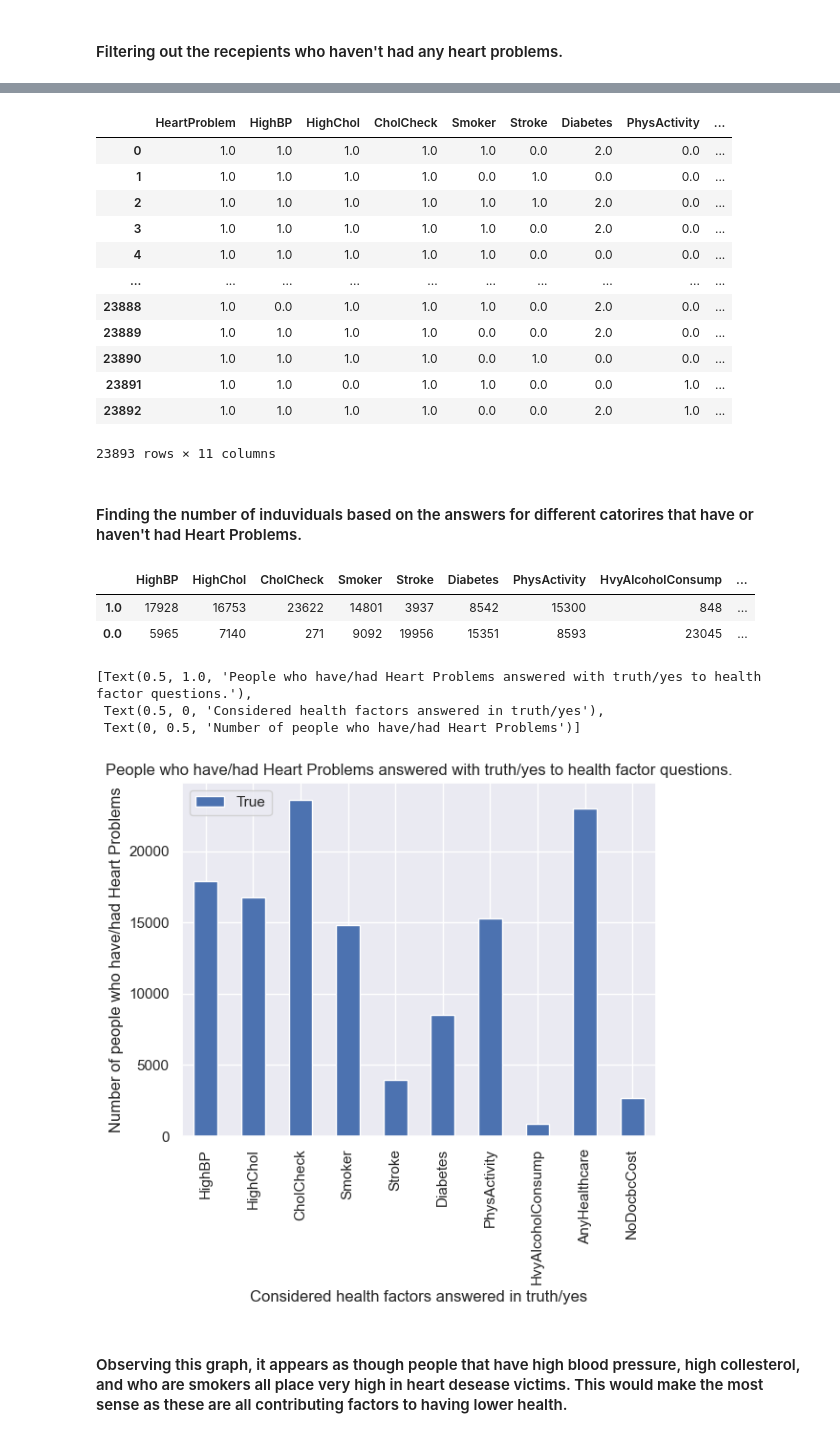
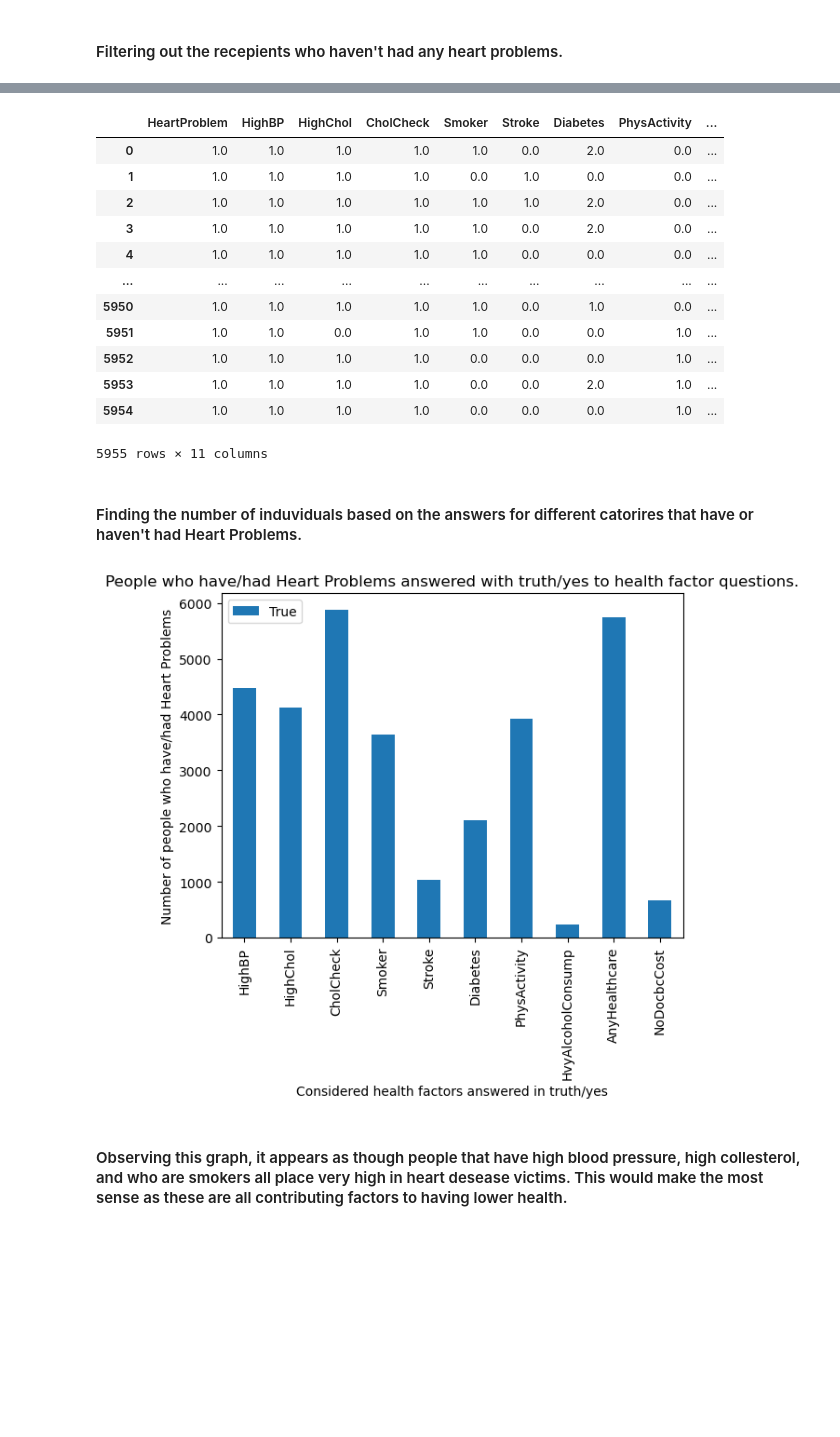
Before and after one commit to ubco-W2022T1-cosc301/project-group50, a Jupyter notebook: notebooks/analysis1.ipynb, the cells around one changed output, grey strips where cells are left out. Cells and saved outputs as stored; diff of their text form; code cells hidden in the pictures; blank space fills up the shorter version.

```diff
--- a/notebooks/analysis1.ipynb
+++ b/notebooks/analysis1.ipynb
@@ -137,7 +138,7 @@ dtype: int64
 # %% [markdown]
 ### **Task 3: Method Chaining**
 # %%
-dfcleaned = p1.processData('../heart_disease.csv')
+dfcleaned = p1.processData('../HeartDisease.csv')
 dfcleaned.rename(columns = {'HeartDiseaseorAttack' : 'HeartProblem'}, inplace = True)
 dfcleaned
 # %% [output]
@@ -186,12 +188,12 @@ dfcleaned2.reset_index(drop=True)
 | 3 | 1.0 | 1.0 | 1.0 | 1.0 | 1.0 | 0.0 | 2.0 | 0.0 | ... |
 | 4 | 1.0 | 1.0 | 1.0 | 1.0 | 1.0 | 0.0 | 0.0 | 0.0 | ... |
 | ... | ... | ... | ... | ... | ... | ... | ... | ... | ... |
-| 23888 | 1.0 | 0.0 | 1.0 | 1.0 | 1.0 | 0.0 | 2.0 | 0.0 | ... |
-| 23889 | 1.0 | 1.0 | 1.0 | 1.0 | 0.0 | 0.0 | 2.0 | 0.0 | ... |
-| 23890 | 1.0 | 1.0 | 1.0 | 1.0 | 0.0 | 1.0 | 0.0 | 0.0 | ... |
-| 23891 | 1.0 | 1.0 | 0.0 | 1.0 | 1.0 | 0.0 | 0.0 | 1.0 | ... |
-| 23892 | 1.0 | 1.0 | 1.0 | 1.0 | 0.0 | 0.0 | 2.0 | 1.0 | ... |
+| 5950 | 1.0 | 1.0 | 1.0 | 1.0 | 1.0 | 0.0 | 1.0 | 0.0 | ... |
+| 5951 | 1.0 | 1.0 | 0.0 | 1.0 | 1.0 | 0.0 | 0.0 | 1.0 | ... |
+| 5952 | 1.0 | 1.0 | 1.0 | 1.0 | 0.0 | 0.0 | 0.0 | 1.0 | ... |
+| 5953 | 1.0 | 1.0 | 1.0 | 1.0 | 0.0 | 0.0 | 2.0 | 1.0 | ... |
+| 5954 | 1.0 | 1.0 | 1.0 | 1.0 | 0.0 | 0.0 | 0.0 | 1.0 | ... |
-23893 rows × 11 columns
+5955 rows × 11 columns
 # %% [markdown]
 #### Finding the number of induviduals based on the answers for different catorires that have or haven't had Heart Problems.
 # %%
@@ -215,29 +217,27 @@ NoDocbcCost = pd.DataFrame(dfcleaned2['NoDocbcCost'].value_counts())
 
 newdf = pd.concat([HighBP, HighChol, CholCheck, Smoker, Stroke, Diabetes, PhysActivity, HvyAlcoholConsump, AnyHealthcare, NoDocbcCost], axis=1)
 newdf
+
+newerdf = pd.DataFrame(newdf)
+
+newerdf.to_csv("heartProblem_yes_no")
-# %% [output]
-|  | HighBP | HighChol | CholCheck | Smoker | Stroke | Diabetes | PhysActivity | HvyAlcoholConsump | ... |
-| 1.0 | 17928 | 16753 | 23622 | 14801 | 3937 | 8542 | 15300 | 848 | ... |
-| 0.0 | 5965 | 7140 | 271 | 9092 | 19956 | 15351 | 8593 | 23045 | ... |
 # %%
 #sns.countplot(data= newdf, x=newdf['HighBP':'NoDocbcCost'])
 
 plotTruedata = pd.DataFrame(
     {"True": [newdf['HighBP'].iloc[0], newdf['HighChol'].iloc[0], newdf['CholCheck'].iloc[0],
                                  newdf['Smoker'].iloc[0], newdf['Stroke'].iloc[0], newdf['Diabetes'].iloc[0],
                                  newdf['PhysActivity'].iloc[0], newdf['HvyAlcoholConsump'].iloc[0], newdf['AnyHealthcare'].iloc[0],
                                  newdf['NoDocbcCost'].iloc[0]]},
                                         index= ["HighBP", "HighChol", "CholCheck", "Smoker", "Stroke", "Diabetes", "PhysActivity",
                                                 "HvyAlcoholConsump", "AnyHealthcare", "NoDocbcCost"],
 )
 plotTruedata.plot(kind="bar").set(title = "People who have/had Heart Problems answered with truth/yes to health factor questions.",
                                    xlabel= "Considered health factors answered in truth/yes",
                                    ylabel= "Number of people who have/had Heart Problems")
+plotTruedata.to_csv("heartProbPositive")
 # %% [output]
-[Text(0.5, 1.0, 'People who have/had Heart Problems answered with truth/yes to health factor questions.'),
- Text(0.5, 0, 'Considered health factors answered in truth/yes'),
- Text(0, 0.5, 'Number of people who have/had Heart Problems')]
-[figure, old version]
+[figure, new version]
 # %% [markdown]
 #### Observing this graph, it appears as though people that have high blood pressure, high collesterol, and who are smokers all place very high in heart desease victims. This would make the most sense as these are all contributing factors to having lower health.
 # %%
```
Also changed, not shown: parts of 4 cells of this notebook, 10 other files.
